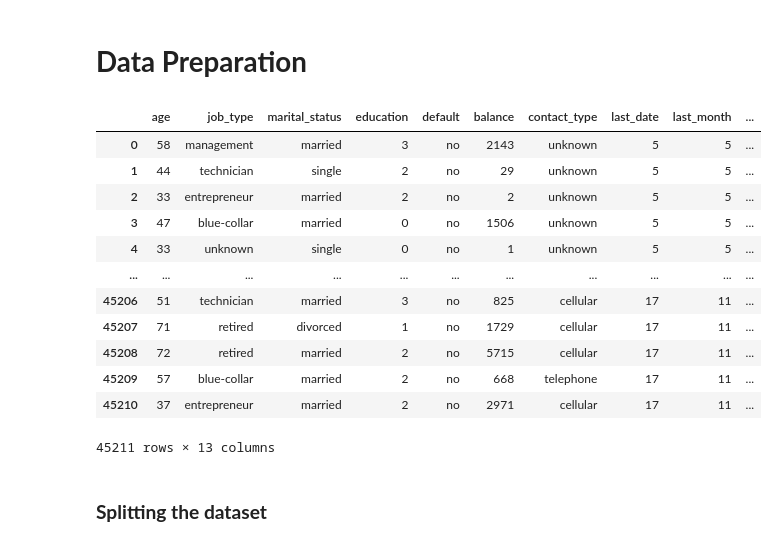
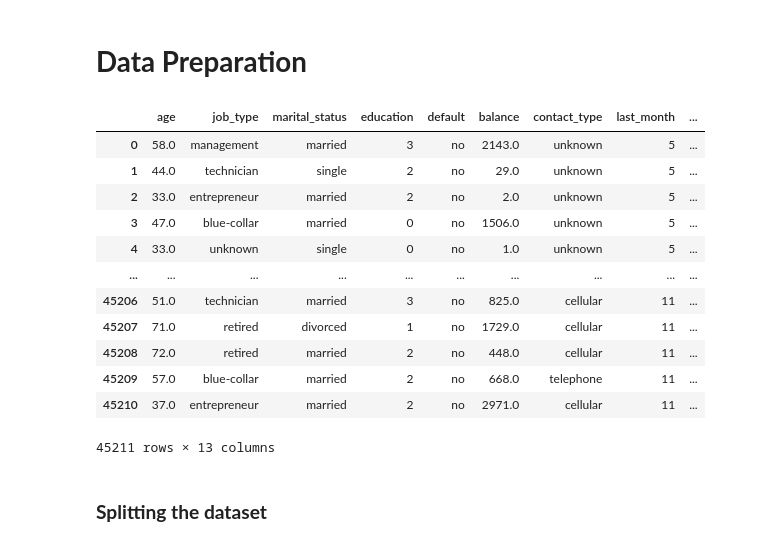
Before and after one commit to RupeshSharma14/Bank-Marketing-Effectiveness-Prediction, a Jupyter notebook: Bank_Marketing_Effectiveness_Prediction_Capstone_Project.ipynb, the cells around one changed output. Saved outputs shown, nothing was run; the diff lists cells and outputs as text; code cells hidden in the pictures.

```diff
--- a/Bank_Marketing_Effectiveness_Prediction_Capstone_Project.ipynb
+++ b/Bank_Marketing_Effectiveness_Prediction_Capstone_Project.ipynb
@@ -395,12 +348,6 @@ def loan(x):
 # %%
-# bank_df["age_group"] = bank_df["age"].apply(age_group)
-# bank_df["balance_group"] = bank_df["balance"].apply(balance_group)
-bank_df["loan"] = (bank_df["housing_loan"] == "yes") | (bank_df["personal_loan"] == "yes")
-bank_df["loan"] = bank_df["loan"].apply(loan)
-
-# index = np.where(bank_df["contact_campaign"] >= 5)
-# bank_df["contact_campaign"].iloc[index] = 5
-# bank_df["contact_campaign"].astype("O")
+# bank_df["loan"] = (bank_df["housing_loan"] == "yes") | (bank_df["personal_loan"] == "yes")
+# bank_df["loan"] = bank_df["loan"].apply(loan)
 # %%
 month_dict = {"jan": 1, "feb": 2, "mar": 3, "apr": 4, "may": 5, "jun": 6, "jul": 7, "aug": 8, "sep": 9, "oct": 10, "nov": 11, "dec": 12}
 education_dict = {"unknown": 0, "primary": 1, "secondary": 2, "tertiary": 3}
@@ -415,19 +357,31 @@ def target_encoding(df, features, dep_col):
+# %%
+# Outliers
+
+features = ["age", "balance"]
+
+for feature in features:
+  IQR = bank_df[feature].quantile(0.75) - bank_df[feature].quantile(0.25)
+  lower_boundary = bank_df[feature].quantile(0.25)-(IQR * 3)
+  upper_boundary = bank_df[feature].quantile(0.75)+(IQR * 3)
+
+  values = bank_df[feature][(bank_df[feature] > lower_boundary) & (bank_df[feature] < upper_boundary)].values
+  bank_df[feature] = np.where(bank_df[feature].isin(values), bank_df[feature], bank_df[feature].median())
 # %%
-bank_df.drop(columns = ["duration", "housing_loan", "personal_loan", "prev_campaign_gap", "before_campaign_contact"], inplace = True)
+bank_df.drop(columns = ["duration", "last_date", "contact_campaign", "housing_loan", "personal_loan"], inplace = True)
 bank_df
 # %% [output]
-|  | age | job_type | marital_status | education | default | balance | contact_type | last_date | last_month | ... |
-| 0 | 58 | management | married | 3 | no | 2143 | unknown | 5 | 5 | ... |
-| 1 | 44 | technician | single | 2 | no | 29 | unknown | 5 | 5 | ... |
-| 2 | 33 | entrepreneur | married | 2 | no | 2 | unknown | 5 | 5 | ... |
-| 3 | 47 | blue-collar | married | 0 | no | 1506 | unknown | 5 | 5 | ... |
-| 4 | 33 | unknown | single | 0 | no | 1 | unknown | 5 | 5 | ... |
-| ... | ... | ... | ... | ... | ... | ... | ... | ... | ... | ... |
-| 45206 | 51 | technician | married | 3 | no | 825 | cellular | 17 | 11 | ... |
-| 45207 | 71 | retired | divorced | 1 | no | 1729 | cellular | 17 | 11 | ... |
-| 45208 | 72 | retired | married | 2 | no | 5715 | cellular | 17 | 11 | ... |
-| 45209 | 57 | blue-collar | married | 2 | no | 668 | telephone | 17 | 11 | ... |
-| 45210 | 37 | entrepreneur | married | 2 | no | 2971 | cellular | 17 | 11 | ... |
+|  | age | job_type | marital_status | education | default | balance | contact_type | last_month | ... |
+| 0 | 58.0 | management | married | 3 | no | 2143.0 | unknown | 5 | ... |
+| 1 | 44.0 | technician | single | 2 | no | 29.0 | unknown | 5 | ... |
+| 2 | 33.0 | entrepreneur | married | 2 | no | 2.0 | unknown | 5 | ... |
+| 3 | 47.0 | blue-collar | married | 0 | no | 1506.0 | unknown | 5 | ... |
+| 4 | 33.0 | unknown | single | 0 | no | 1.0 | unknown | 5 | ... |
+| ... | ... | ... | ... | ... | ... | ... | ... | ... | ... |
+| 45206 | 51.0 | technician | married | 3 | no | 825.0 | cellular | 11 | ... |
+| 45207 | 71.0 | retired | divorced | 1 | no | 1729.0 | cellular | 11 | ... |
+| 45208 | 72.0 | retired | married | 2 | no | 448.0 | cellular | 11 | ... |
+| 45209 | 57.0 | blue-collar | married | 2 | no | 668.0 | telephone | 11 | ... |
+| 45210 | 37.0 | entrepreneur | married | 2 | no | 2971.0 | cellular | 11 | ... |
 45211 rows × 13 columns
 # %% [markdown]
 ### **Splitting the dataset**
```
Also changed, not shown: parts of 52 cells of this notebook.
